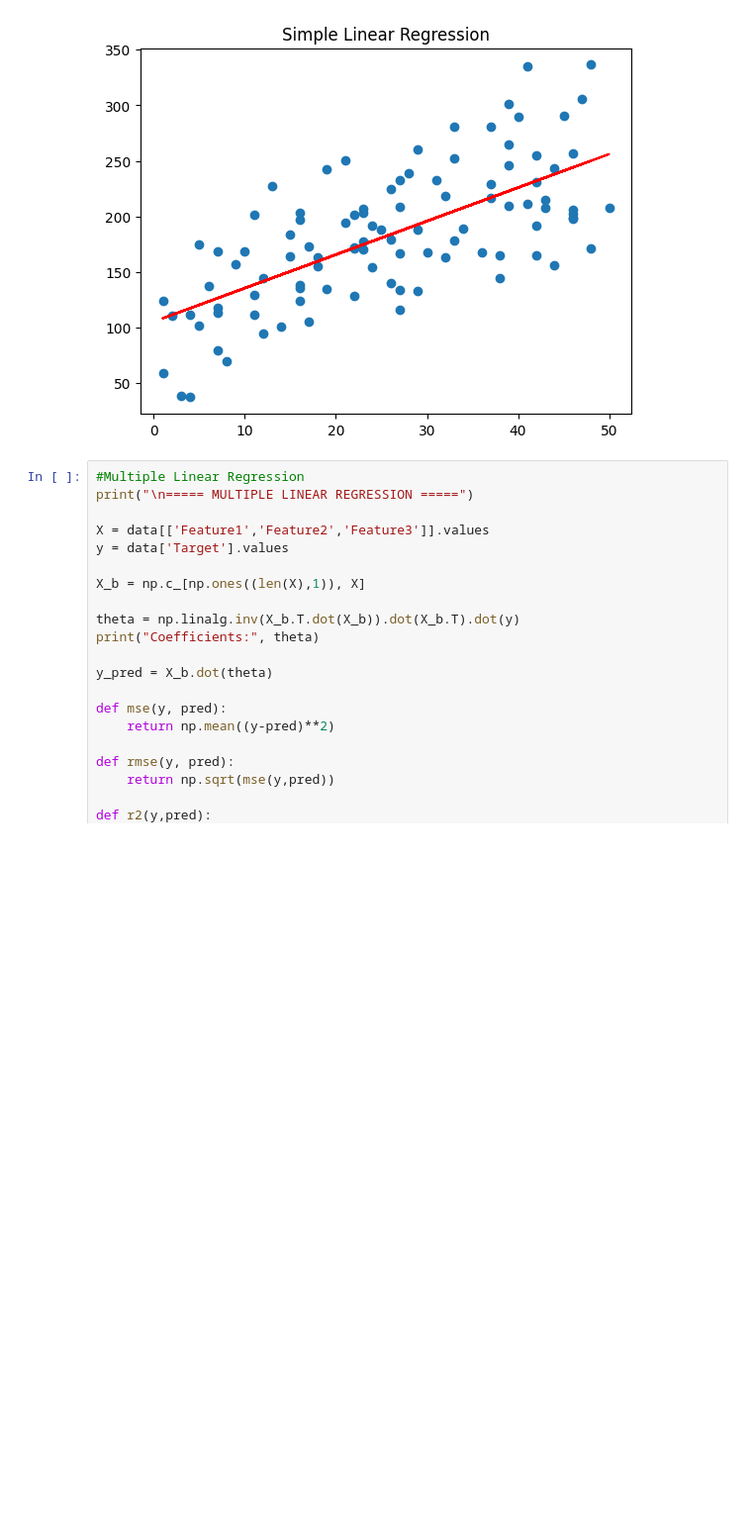
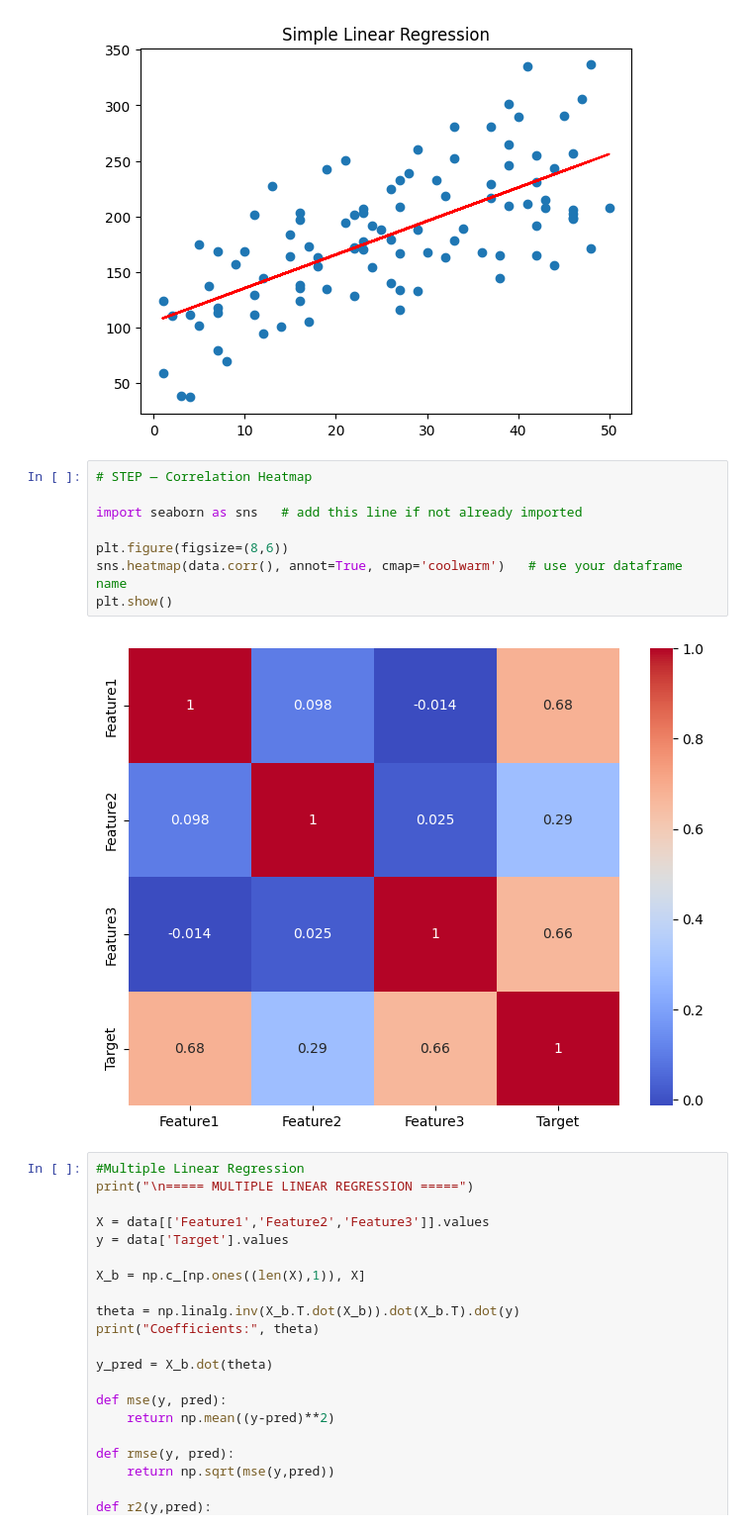
Before and after one commit to deepakpalcsjmu/Linear-Regression-Lab, a Jupyter notebook: assignment_regression.ipynb, the cells around one changed output. Shown at 99% size. Drawn from its saved outputs; the diff is of its cells as text; blank space fills up the shorter version.

```diff
--- a/assignment_regression.ipynb
+++ b/assignment_regression.ipynb
@@ -94,6 +94,16 @@ plt.show()
 Slope: 3.0170696324951645
 Intercept: 105.19460348162475
 [figure]
+# %%
+# STEP — Correlation Heatmap
+
+import seaborn as sns   # add this line if not already imported
+
+plt.figure(figsize=(8,6))
+sns.heatmap(data.corr(), annot=True, cmap='coolwarm')   # use your dataframe name
+plt.show()
+# %% [output]
+[figure, added]
 # %%
 #Multiple Linear Regression
 print("\n===== MULTIPLE LINEAR REGRESSION =====")
```
Also changed, not shown: parts of 9 cells of this notebook.
